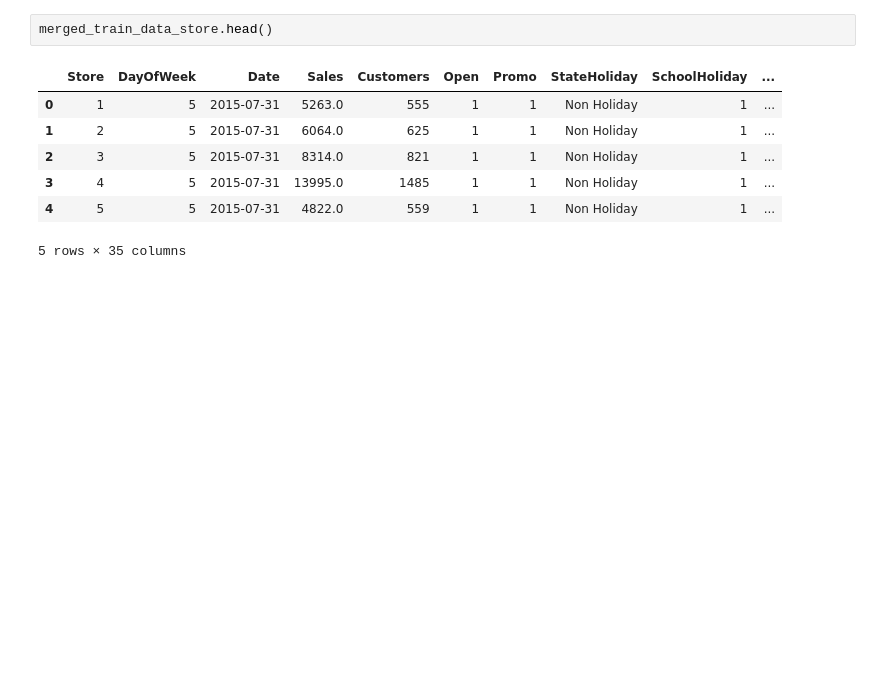
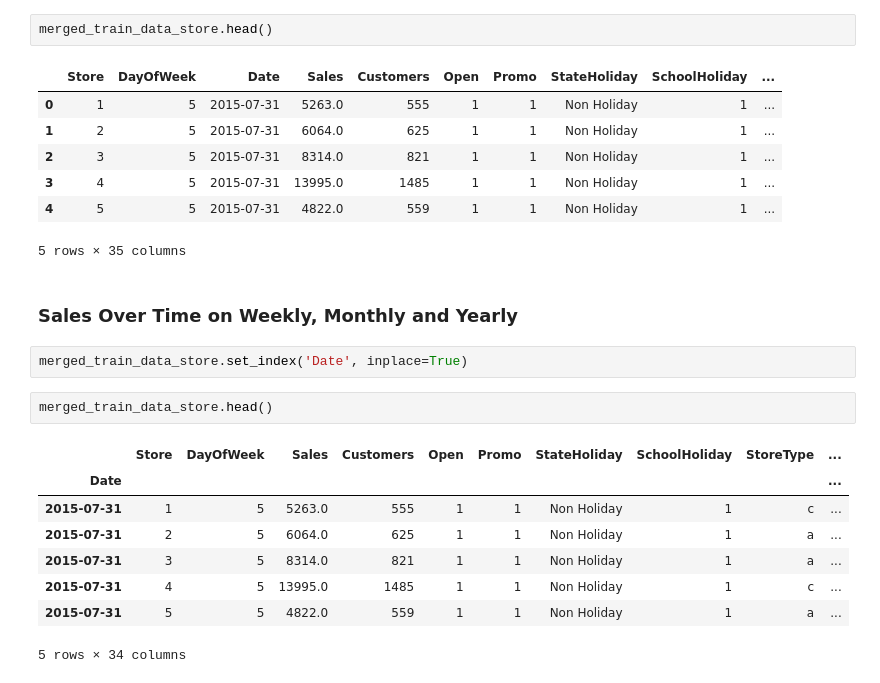
Before and after one commit to hanaDemma/Pharmaceuticals-finance-data-Analysis-week-4, a Jupyter notebook: notebooks/exploratory_analysis.ipynb, the cells around one changed output. Drawn from its saved outputs; the diff is of its cells as text; blank space fills up the shorter version.

```diff
--- a/notebooks/exploratory_analysis.ipynb
+++ b/notebooks/exploratory_analysis.ipynb
@@ -579,3 +579,18 @@ merged_train_data_store.head()
 | 3 | 4 | 5 | 2015-07-31 | 13995.0 | 1485 | 1 | 1 | Non Holiday | 1 | ... |
 | 4 | 5 | 5 | 2015-07-31 | 4822.0 | 559 | 1 | 1 | Non Holiday | 1 | ... |
 5 rows × 35 columns
+# %% [markdown]
+### Sales Over Time on Weekly, Monthly and Yearly
+# %%
+merged_train_data_store.set_index('Date', inplace=True)
+# %%
+merged_train_data_store.head()
+# %% [output]
+|  | Store | DayOfWeek | Sales | Customers | Open | Promo | StateHoliday | SchoolHoliday | StoreType | ... |
+| Date |  |  |  |  |  |  |  |  |  | ... |
+| 2015-07-31 | 1 | 5 | 5263.0 | 555 | 1 | 1 | Non Holiday | 1 | c | ... |
+| 2015-07-31 | 2 | 5 | 6064.0 | 625 | 1 | 1 | Non Holiday | 1 | a | ... |
+| 2015-07-31 | 3 | 5 | 8314.0 | 821 | 1 | 1 | Non Holiday | 1 | a | ... |
+| 2015-07-31 | 4 | 5 | 13995.0 | 1485 | 1 | 1 | Non Holiday | 1 | c | ... |
+| 2015-07-31 | 5 | 5 | 4822.0 | 559 | 1 | 1 | Non Holiday | 1 | a | ... |
+5 rows × 34 columns
```
Also changed, not shown: parts of 26 cells of this notebook, 2 other files.
